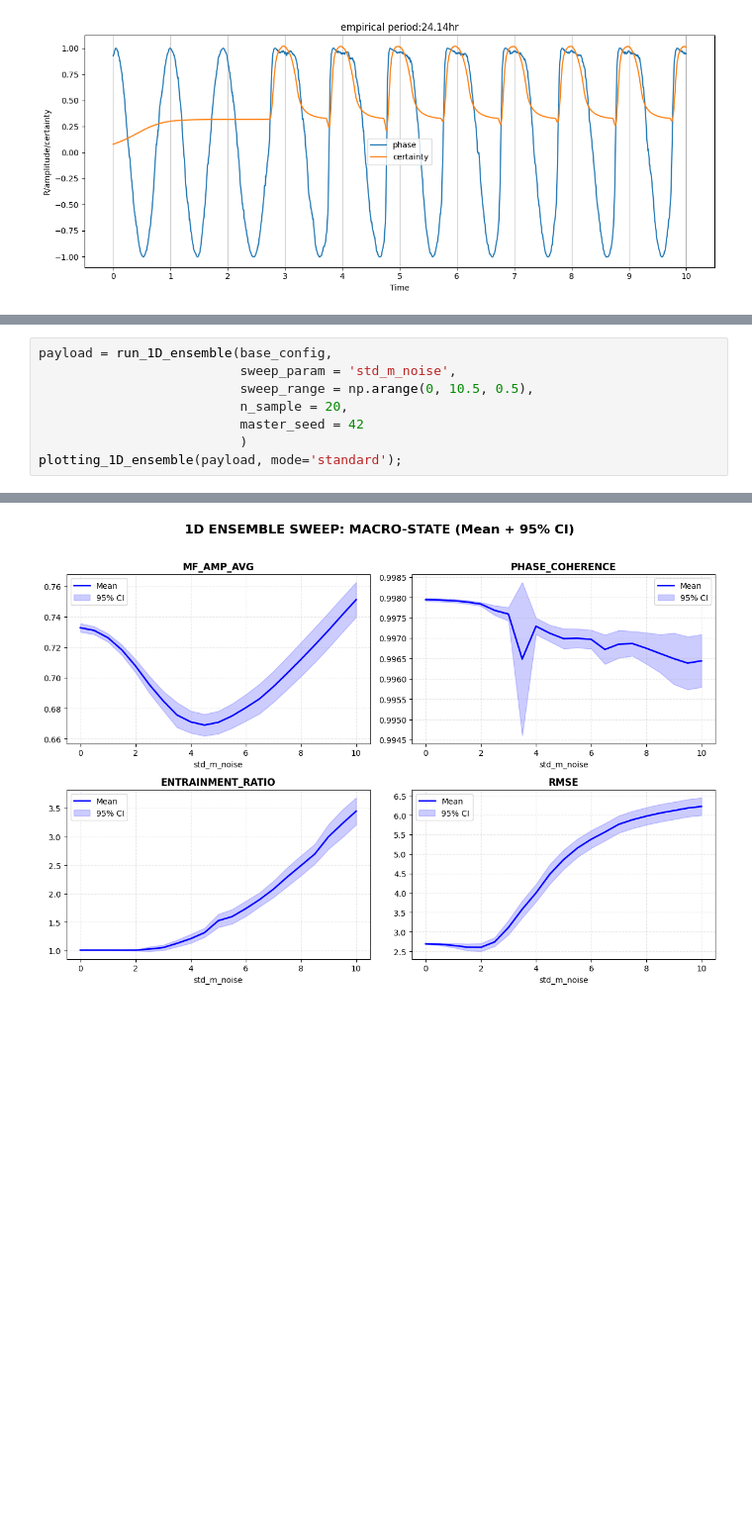
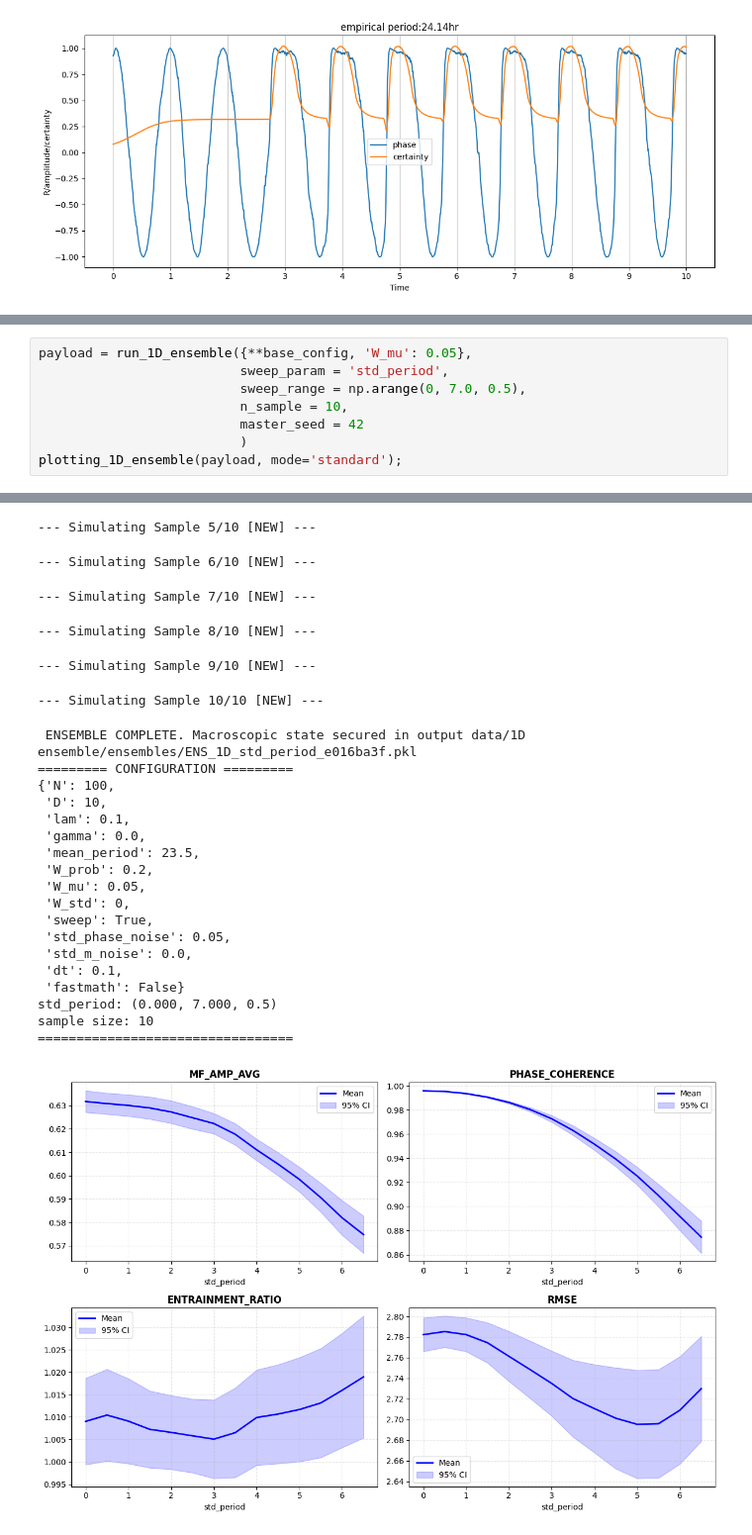
Before and after one commit to psyentistJJ/SCN, a Jupyter notebook: SL_model/SCN_entrainment.ipynb, the cells around one changed output, grey strips where cells are left out. Shown at 99% size. Saved outputs shown, nothing was run; the diff lists cells and outputs as text; blank space fills up the shorter version.

```diff
--- a/SL_model/SCN_entrainment.ipynb
+++ b/SL_model/SCN_entrainment.ipynb
@@ -56,8 +58,8 @@ network period: 23.984595057538403
 # %%
-payload = run_1D_ensemble(base_config,
-                          sweep_param = 'std_m_noise',
-                          sweep_range = np.arange(0, 10.5, 0.5),
-                          n_sample = 20,
+payload = run_1D_ensemble({**base_config, 'W_mu': 0.05},
+                          sweep_param = 'std_period',
+                          sweep_range = np.arange(0, 7.0, 0.5),
+                          n_sample = 10,
                           master_seed = 42
                           )
 plotting_1D_ensemble(payload, mode='standard');
@@ -82,2 +71,26 @@ std_m_noise: (0.000, 10.500, 0.5)
+--- Simulating Sample 5/10 [NEW] ---
+--- Simulating Sample 6/10 [NEW] ---
+--- Simulating Sample 7/10 [NEW] ---
+--- Simulating Sample 8/10 [NEW] ---
+--- Simulating Sample 9/10 [NEW] ---
+--- Simulating Sample 10/10 [NEW] ---
+ ENSEMBLE COMPLETE. Macroscopic state secured in output data/1D ensemble/ensembles/ENS_1D_std_period_e016ba3f.pkl
+========= CONFIGURATION =========
+{'N': 100,
+ 'D': 10,
+ 'lam': 0.1,
+ 'gamma': 0.0,
+ 'mean_period': 23.5,
+ 'W_prob': 0.2,
+ 'W_mu': 0.05,
+ 'W_std': 0,
+ 'sweep': True,
+ 'std_phase_noise': 0.05,
+ 'std_m_noise': 0.0,
+ 'dt': 0.1,
+ 'fastmath': False}
+std_period: (0.000, 7.000, 0.5)
+sample size: 10
+=================================
-[figure, old version]
+[figure, new version]
 # %%
```
Also changed, not shown: parts of 14 cells of this notebook, 2 other files.
